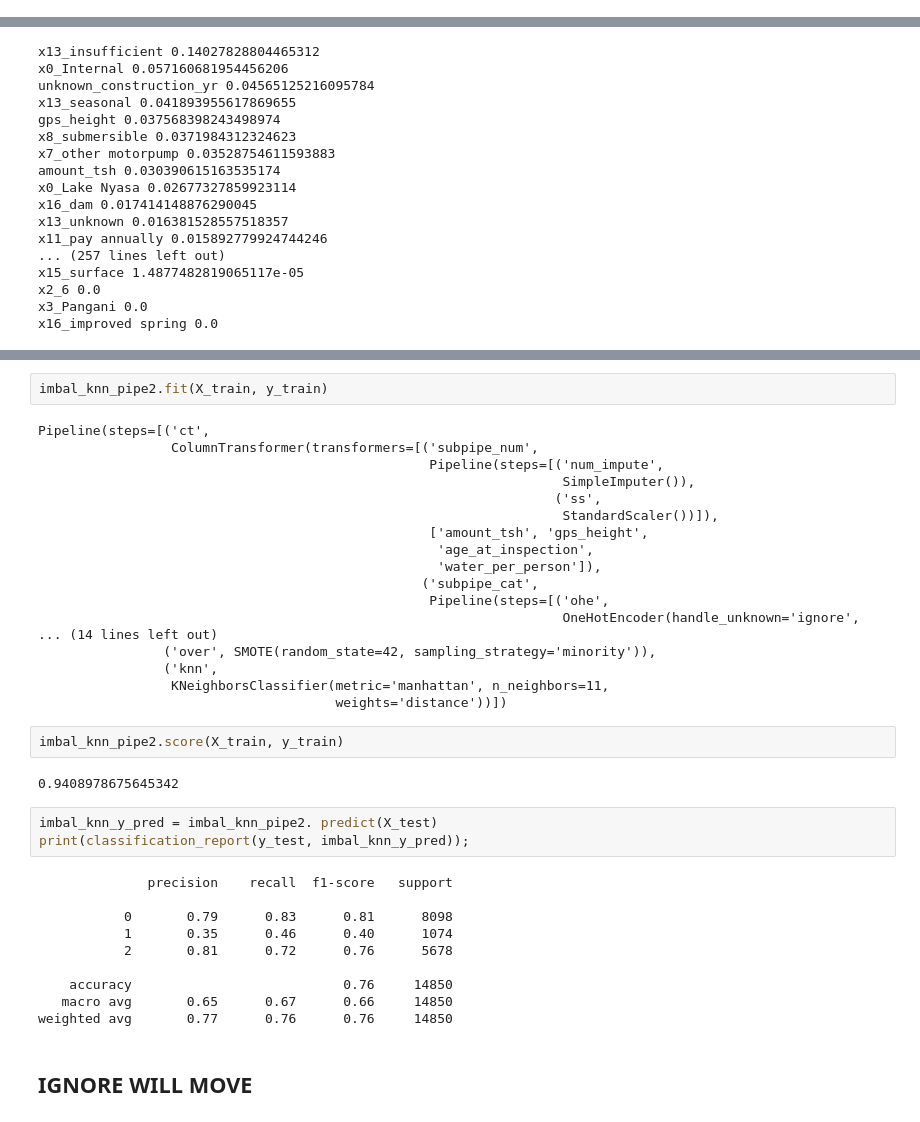
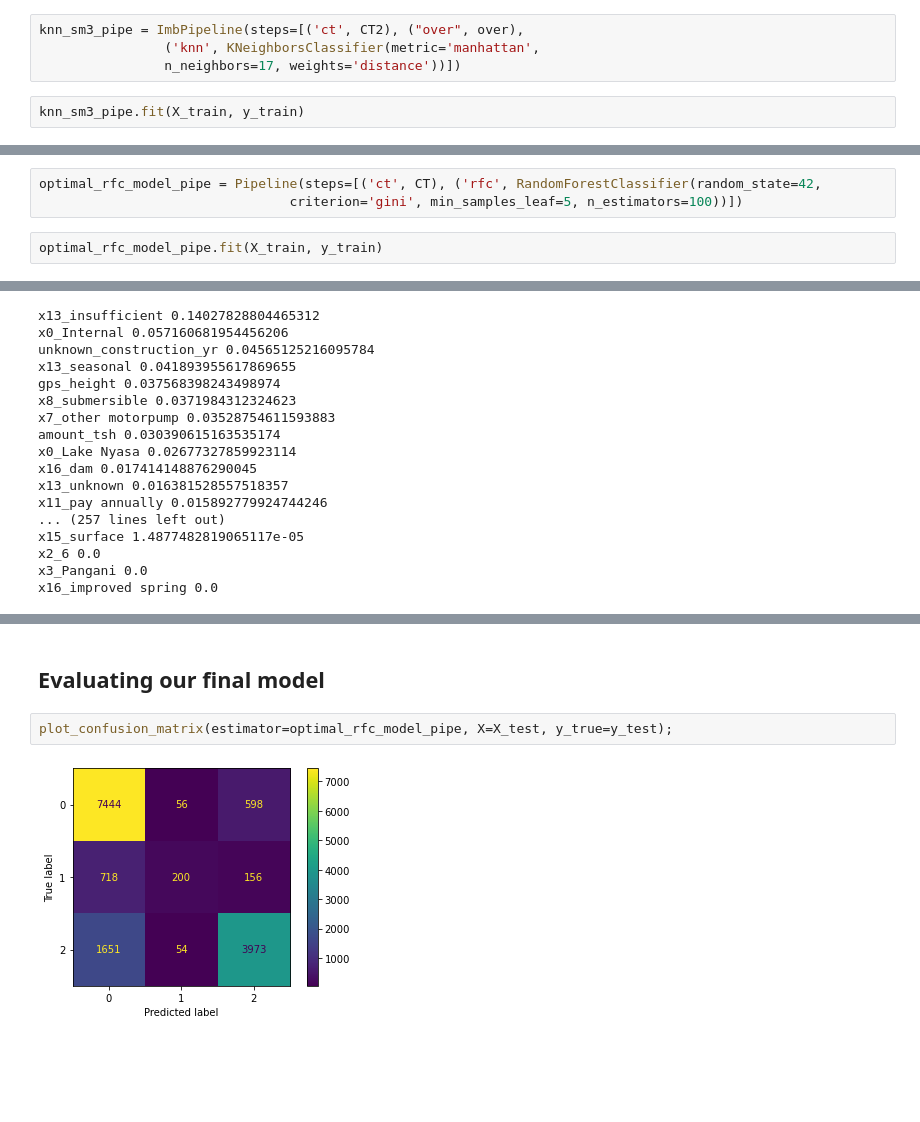
Before and after one commit to mboland23/phase_3_project, a Jupyter notebook: main_nb_modeling.ipynb, the cells around one changed output, grey strips where cells are left out. Cells and saved outputs as stored; diff of their text form; blank space fills up the shorter version.

```diff
--- a/main_nb_modeling.ipynb
+++ b/main_nb_modeling.ipynb
@@ -606,0 +864,6 @@ error message to mark place
+# %%
+knn_sm3_pipe = ImbPipeline(steps=[('ct', CT2), ("over", over),
+                ('knn', KNeighborsClassifier(metric='manhattan',
+                n_neighbors=17, weights='distance'))])
+# %%
+knn_sm3_pipe.fit(X_train, y_train)
@@ -606,0 +915,5 @@ error message to mark place
+# %%
+optimal_rfc_model_pipe = Pipeline(steps=[('ct', CT), ('rfc', RandomForestClassifier(random_state=42,
+                                criterion='gini', min_samples_leaf=5, n_estimators=100))])
+# %%
+optimal_rfc_model_pipe.fit(X_train, y_train)
@@ -787,39 +1004,6 @@ imbal_knn_pipe2 = imbPipeline(steps=[('ct', CT), ("over", over),
-# %%
-imbal_knn_pipe2.fit(X_train, y_train)
-# %% [output]
-Pipeline(steps=[('ct',
-                 ColumnTransformer(transformers=[('subpipe_num',
-                                                  Pipeline(steps=[('num_impute',
-                                                                   SimpleImputer()),
-                                                                  ('ss',
-                                                                   StandardScaler())]),
-                                                  ['amount_tsh', 'gps_height',
-                                                   'age_at_inspection',
-                                                   'water_per_person']),
-                                                 ('subpipe_cat',
-                                                  Pipeline(steps=[('ohe',
-                                                                   OneHotEncoder(handle_unknown='ignore',
-... (14 lines left out)
-                ('over', SMOTE(random_state=42, sampling_strategy='minority')),
-                ('knn',
-                 KNeighborsClassifier(metric='manhattan', n_neighbors=11,
-                                      weights='distance'))])
-# %%
-imbal_knn_pipe2.score(X_train, y_train)
-# %% [output]
-0.9408978675645342
-# %%
-imbal_knn_y_pred = imbal_knn_pipe2. predict(X_test)
-print(classification_report(y_test, imbal_knn_y_pred));
-# %% [output]
-              precision    recall  f1-score   support
-
-           0       0.79      0.83      0.81      8098
-           1       0.35      0.46      0.40      1074
-           2       0.81      0.72      0.76      5678
-
-    accuracy                           0.76     14850
-   macro avg       0.65      0.67      0.66     14850
-weighted avg       0.77      0.76      0.76     14850
-# %% [markdown]
-## IGNORE WILL MOVE
+# %% [markdown]
+## Evaluating our final model
+# %%
+plot_confusion_matrix(estimator=optimal_rfc_model_pipe, X=X_test, y_true=y_test);
+# %% [output]
+[figure, added]
```
Also changed, not shown: parts of 79 cells of this notebook, 3 other files.
